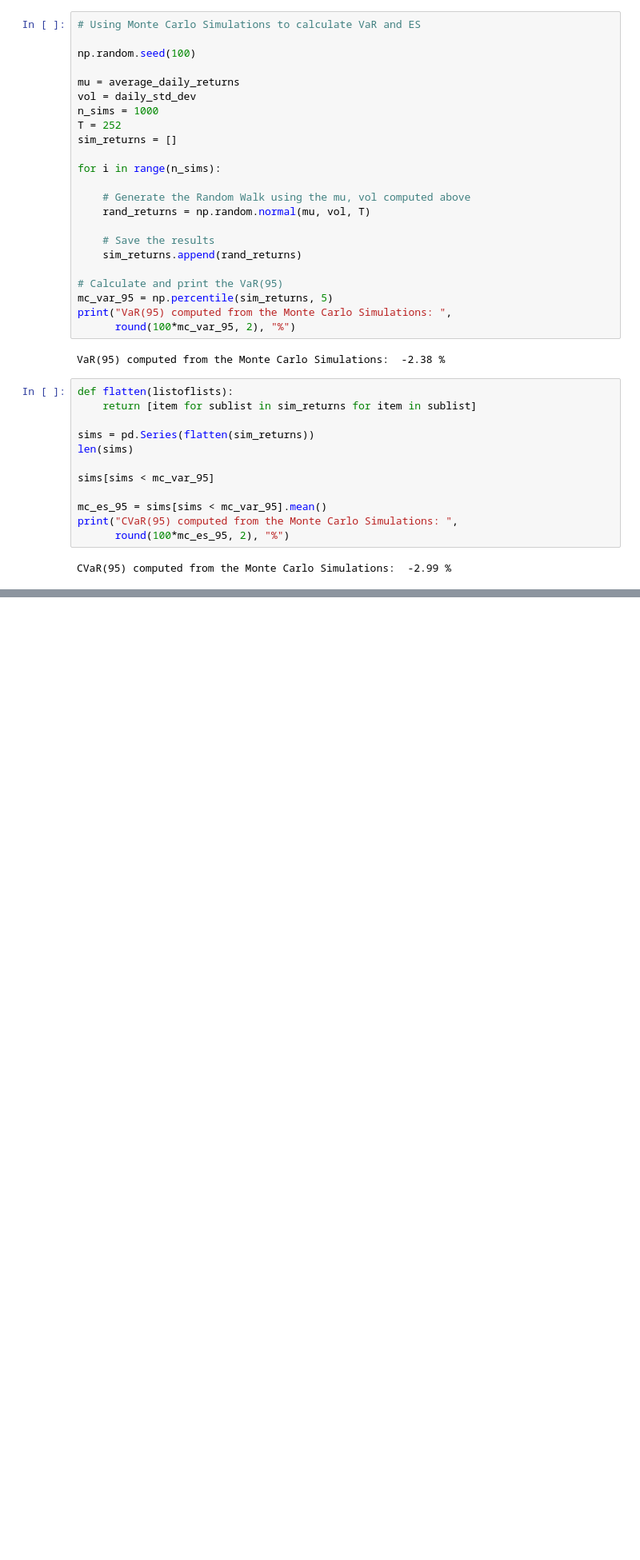
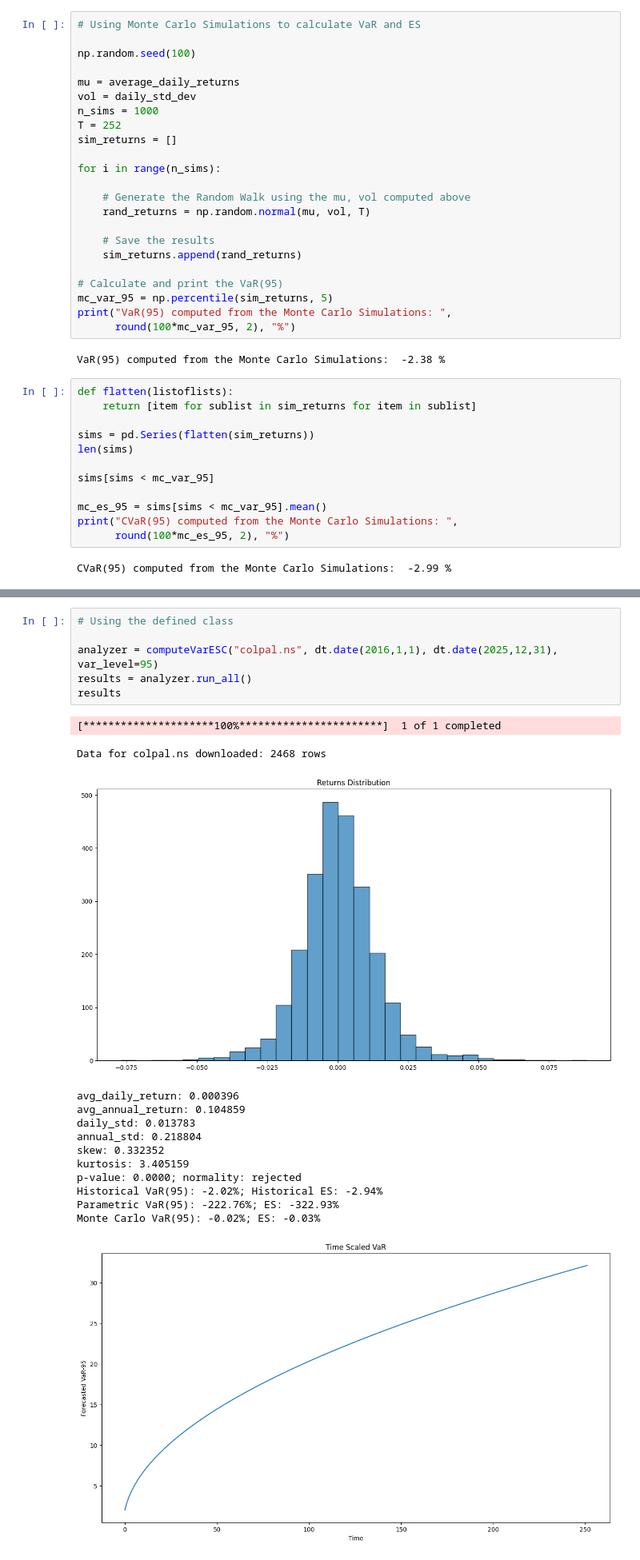
Before and after one commit to sapreanish/backtesting, a Jupyter notebook: VaR_and_ExpectedShortfall.ipynb, the cells around one changed output, grey strips where cells are left out. Shown at 80% size. Saved outputs shown, nothing was run; the diff lists cells and outputs as text; blank space fills up the shorter version.

```diff
--- a/VaR_and_ExpectedShortfall.ipynb
+++ b/VaR_and_ExpectedShortfall.ipynb
@@ -245,0 +356,21 @@ CVaR(95) computed from the Monte Carlo Simulations:  -2.99 %
+# %%
+# Using the defined class
+
+analyzer = computeVarESC("colpal.ns", dt.date(2016,1,1), dt.date(2025,12,31), var_level=95)
+results = analyzer.run_all()
+results
+# %% [output]
+[*********************100%***********************]  1 of 1 completed
+Data for colpal.ns downloaded: 2468 rows
+[figure, added]
+avg_daily_return: 0.000396
+avg_annual_return: 0.104859
+daily_std: 0.013783
+annual_std: 0.218804
+skew: 0.332352
+kurtosis: 3.405159
+p-value: 0.0000; normality: rejected
+Historical VaR(95): -2.02%; Historical ES: -2.94%
+Parametric VaR(95): -222.76%; ES: -322.93%
+Monte Carlo VaR(95): -0.02%; ES: -0.03%
+[figure, added]
```
Also changed, not shown: parts of 8 cells of this notebook.
